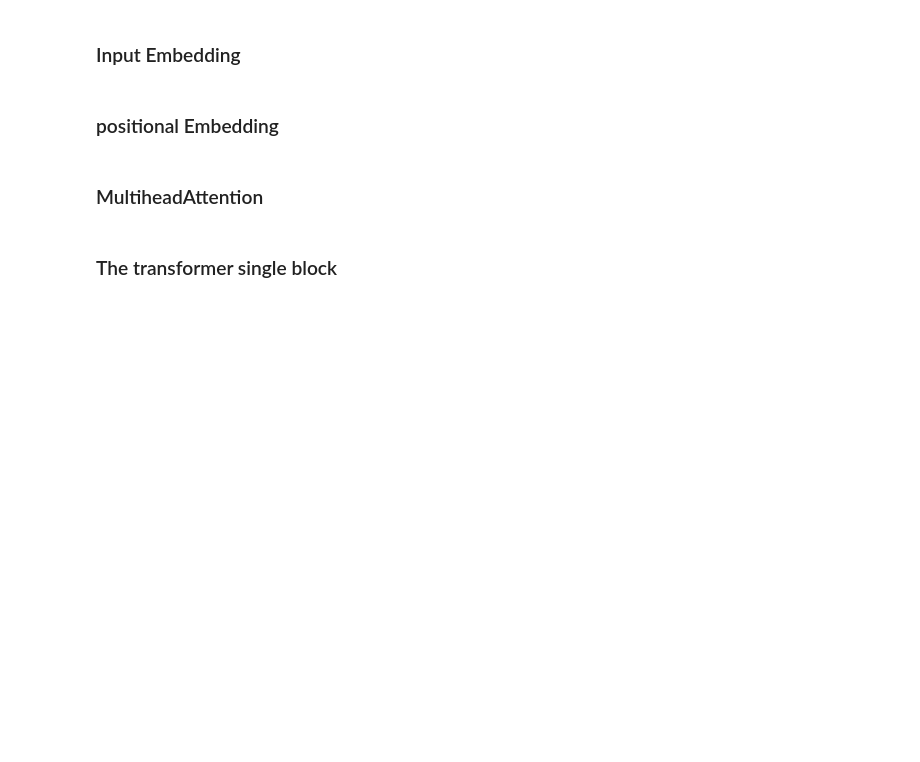
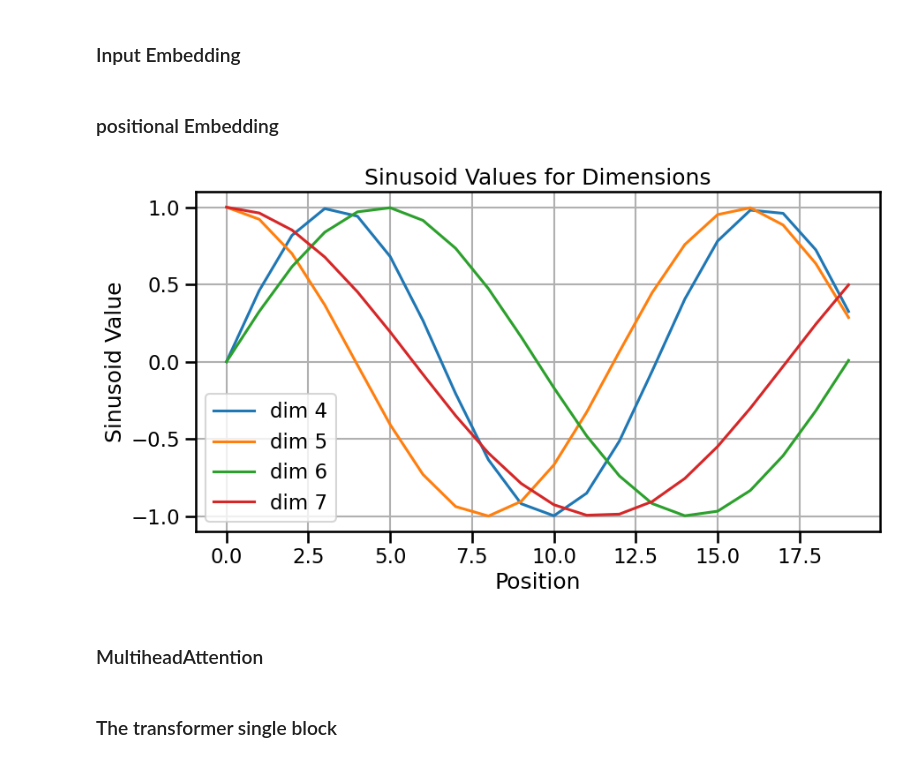
Before and after one commit to DuyTa506/transformer-from-scratch, a Jupyter notebook: src/masked_multihead_attention.ipynb, the cells around one changed output. Cells and saved outputs as stored; diff of their text form; code cells hidden in the pictures; blank space fills up the shorter version.

```diff
--- a/src/masked_multihead_attention.ipynb
+++ b/src/masked_multihead_attention.ipynb
@@ -10,6 +10,10 @@ import seaborn as sns
 #import torchtext
 import matplotlib.pyplot as plt
 warnings.simplefilter("ignore")
+import numpy as np
+from torch.autograd import Variable
+sns.set_context(context="talk")
+%matplotlib inline
 print(torch.__version__)
 # %% [output]
 2.0.0+cu117
@@ -71,6 +75,30 @@ class PositionalEmbedding(nn.Module):
         seq_len = x.size(1)
         x = x + torch.autograd.Variable(self.pe[:,:seq_len], requires_grad=False)
         return x
+# %%
+max_seq_len = 20
+embed_model_dim = 100
+pos_emb = PositionalEmbedding(max_seq_len, embed_model_dim)
+
+# Chọn danh sách các chiều bạn muốn vẽ
+dimensions_to_plot = [4, 5, 6, 7]
+
+plt.figure(figsize=(10, 5))
+
+# Vẽ từng chiều và thêm chú thích cho từng chiều
+for dimension_to_plot in dimensions_to_plot:
+    pe = pos_emb.pe.squeeze(0)  # Trích xuất positional encoding
+    sinusoid_values = pe[:, dimension_to_plot].numpy()
+    plt.plot(range(max_seq_len), sinusoid_values, label=f'dim {dimension_to_plot}')
+
+plt.title('Sinusoid Values for Dimensions')
+plt.xlabel('Position')
+plt.ylabel('Sinusoid Value')
+plt.grid(True)
+plt.legend()
+plt.show()
+# %% [output]
+[figure, added]
 # %% [markdown]
 ### MultiheadAttention
 # %%
```
Also changed, not shown: parts of 1 cell of this notebook.
